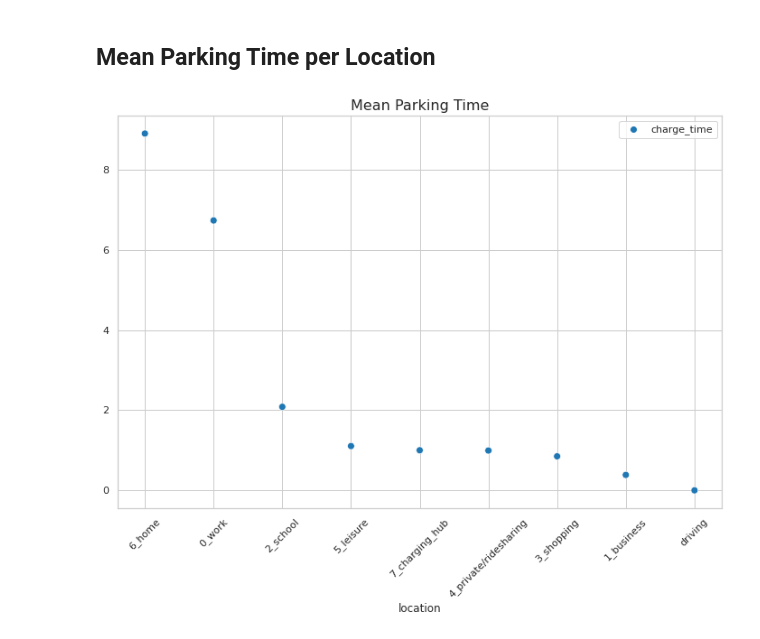
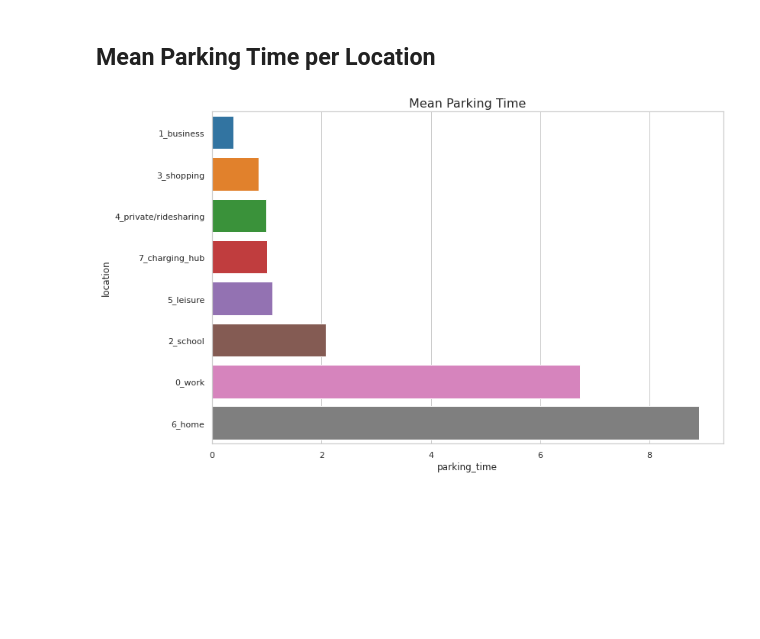
Before and after one commit to RLI-Workshops/simbev, a Jupyter notebook: jupy/2021-06-22_tub-workshop.ipynb, the cells around one changed output. Drawn from its saved outputs; the diff is of its cells as text; code cells hidden in the pictures; blank space fills up the shorter version.

Commit message:
changed scatterplot with barplot

```diff
--- a/jupy/2021-06-22_tub-workshop.ipynb
+++ b/jupy/2021-06-22_tub-workshop.ipynb
@@ -461,14 +461,18 @@ mean_parking_time_df = all_cars_df[["location", "charge_time"]].groupby(by="loca
 # %%
 # generate scatterplot
 fig, ax = plt.subplots(nrows=1, ncols=1, figsize=(12, 8))
 
-sns.scatterplot(
-    data=mean_parking_time_df.sort_values(by="charge_time", ascending=False),
-    s=60, ax=ax
+sorted_mean_parking_time_df = mean_parking_time_df.sort_values(by="charge_time", ascending=True).drop("driving")
+sorted_mean_parking_time_df.columns = ["parking_time"]
+
+sns.barplot(
+    y=sorted_mean_parking_time_df.index,
+    x=sorted_mean_parking_time_df.parking_time,
+    ax=ax,
+    orient="h"
 )
 ax.set_title("Mean Parking Time", fontsize=16)
-plt.xticks(rotation=45)
 
 plt.show()
 # %% [output]
-[figure, old version]
+[figure, new version]
```
